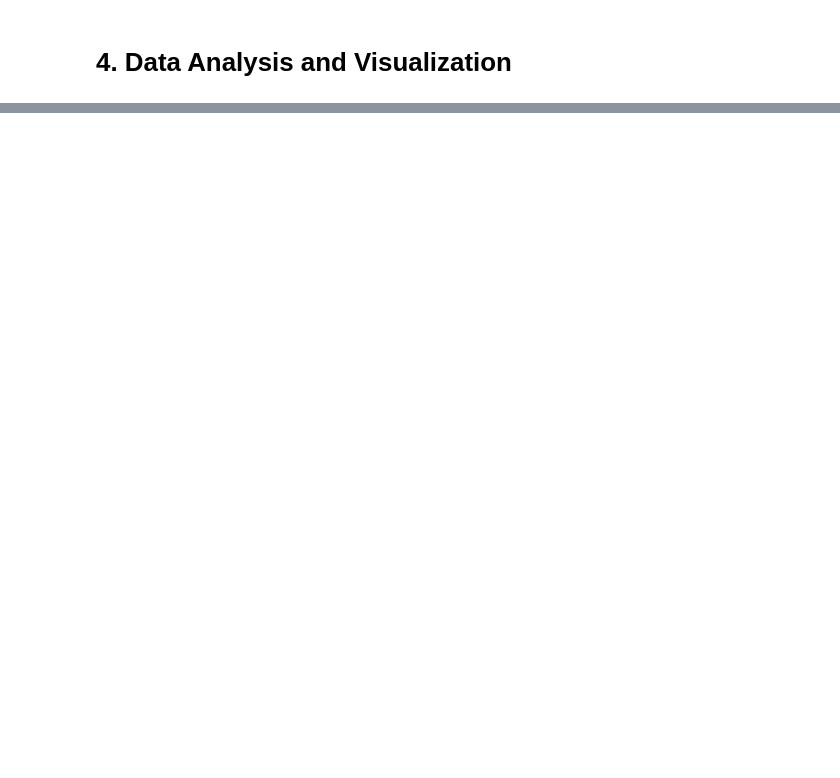
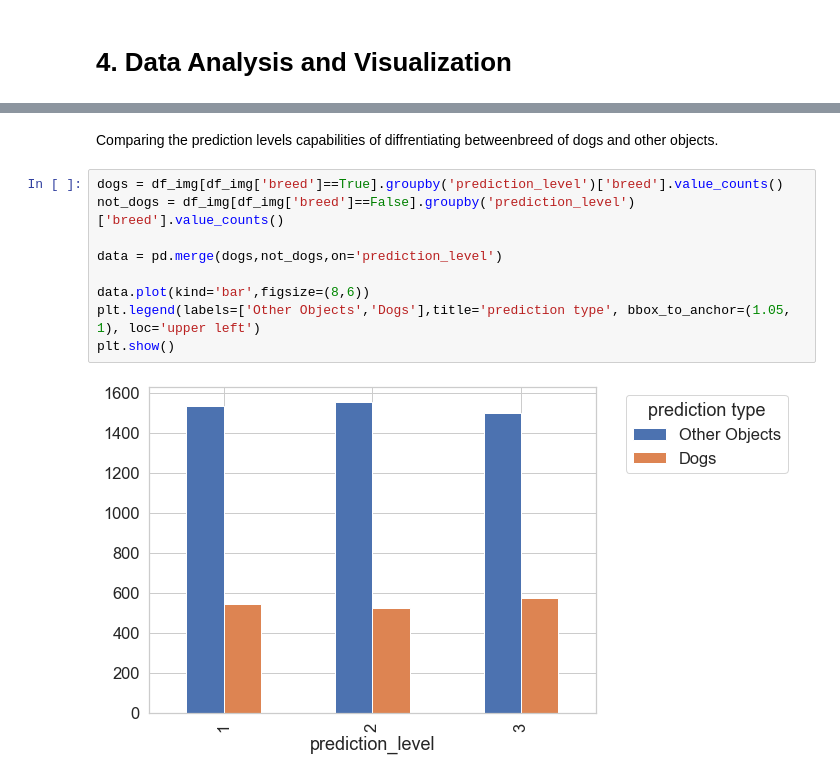
Before and after one commit to omarbassam88/we-rate-dogs, a Jupyter notebook: wrangle_act.ipynb, the cells around one changed output, grey strips where cells are left out. Cells and saved outputs as stored; diff of their text form; blank space fills up the shorter version.

```diff
--- a/wrangle_act.ipynb
+++ b/wrangle_act.ipynb
@@ -861,0 +883,13 @@ df_img.breed.value_counts().plot(kind='pie')
+# %% [markdown]
+Comparing the prediction levels capabilities of diffrentiating betweenbreed of dogs and other objects.
+# %%
+dogs = df_img[df_img['breed']==True].groupby('prediction_level')['breed'].value_counts()
+not_dogs = df_img[df_img['breed']==False].groupby('prediction_level')['breed'].value_counts()
+
+data = pd.merge(dogs,not_dogs,on='prediction_level')
+
+data.plot(kind='bar',figsize=(8,6))
+plt.legend(labels=['Other Objects','Dogs'],title='prediction type', bbox_to_anchor=(1.05, 1), loc='upper left')
+plt.show()
+# %% [output]
+[figure, added]
```
Also changed, not shown: parts of 44 cells of this notebook, 2 other files.
